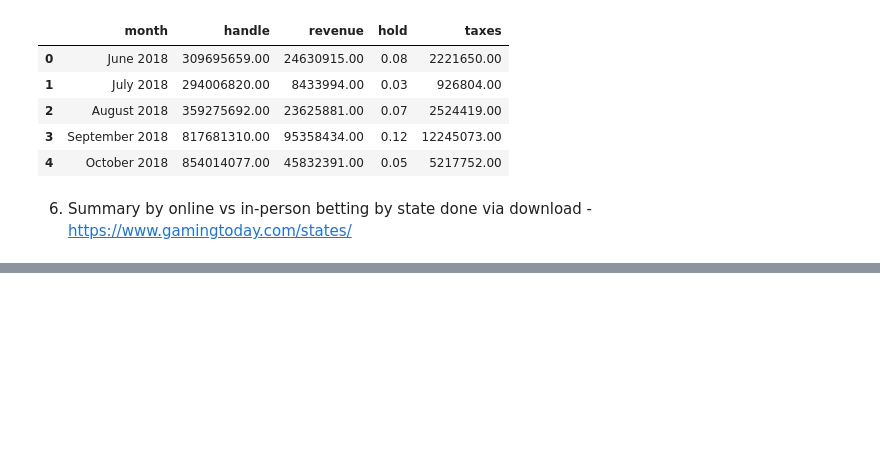
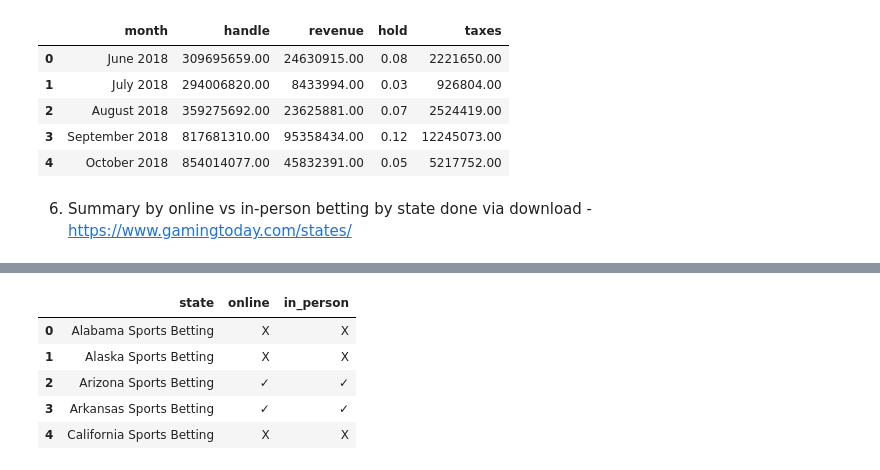
Before and after one commit to caleb-g23/Project-3-Sports-Betting-Analysis, a Jupyter notebook: data_scrape.ipynb, the cells around one changed output, grey strips where cells are left out. Drawn from its saved outputs; the diff is of its cells as text; code cells hidden in the pictures; blank space fills up the shorter version.

Commit message:
Added data scrape for legal and online data scrape - updated the csv file name

```diff
--- a/data_scrape.ipynb
+++ b/data_scrape.ipynb
@@ -12,7 +12,7 @@ from config import census_key
 
 
 # Launch the browser
-browser = Browser('chrome')
+browser = Browser('chrome', headless=False)
 # %% [markdown]
 Create a "dictionary" list listing all states - Createing the list will help to make sure all states are listed and no state data will be lost in dataframe merges that will follow.
 # %%
@@ -526,0 +539,36 @@ month_rev_data_df.to_csv('Resources/month_rev_each_state_df_FINALSET.csv', index
+# %%
+#find all divs that contain state marker
+table_legal = soup.find('table', class_='tablepress-id-1781')
+# %%
+# Create an empty list to store market data
+legal_data_list = []
+
+# Find the table element
+#rev_table = soup.find('table', {'class': 'tablepress'})
+
+# Check if the table is found
+if table_legal:
+    # Find all rows in the table body
+    rows = table_legal.select('tbody tr')
+
+    # Loop through the rows
+    for row in rows:
+        # Find all cells in the row
+        cells = row.select('td')
+
+        # Check if there are cells in the row
+        if cells:
+            # Extract data from the cells
+            state = cells[0].text.strip()
+            online = cells[1].text.strip()
+            in_person = cells[2].text.strip()
+
+            # Create a dictionary for the current market
+            legal_data = {'state': state, 'online': online, 'in_person': in_person}
+
+            # Append the market data dictionary to the list
+            legal_data_list.append(legal_data)
+
+# Print the extracted data
+for legal_data in legal_data_list:
+    print(legal_data)
@@ -526,0 +593,10 @@ month_rev_data_df.to_csv('Resources/month_rev_each_state_df_FINALSET.csv', index
+# %%
+legal_data_list_df = pd.DataFrame(legal_data_list)
+legal_data_list_df.head(5)
+# %% [output]
+|  | state | online | in_person |
+| 0 | Alabama Sports Betting | X | X |
+| 1 | Alaska Sports Betting | X | X |
+| 2 | Arizona Sports Betting | ✓ | ✓ |
+| 3 | Arkansas Sports Betting | ✓ | ✓ |
+| 4 | California Sports Betting | X | X |
```
Also changed, not shown: parts of 6 cells of this notebook, 3 other files.
